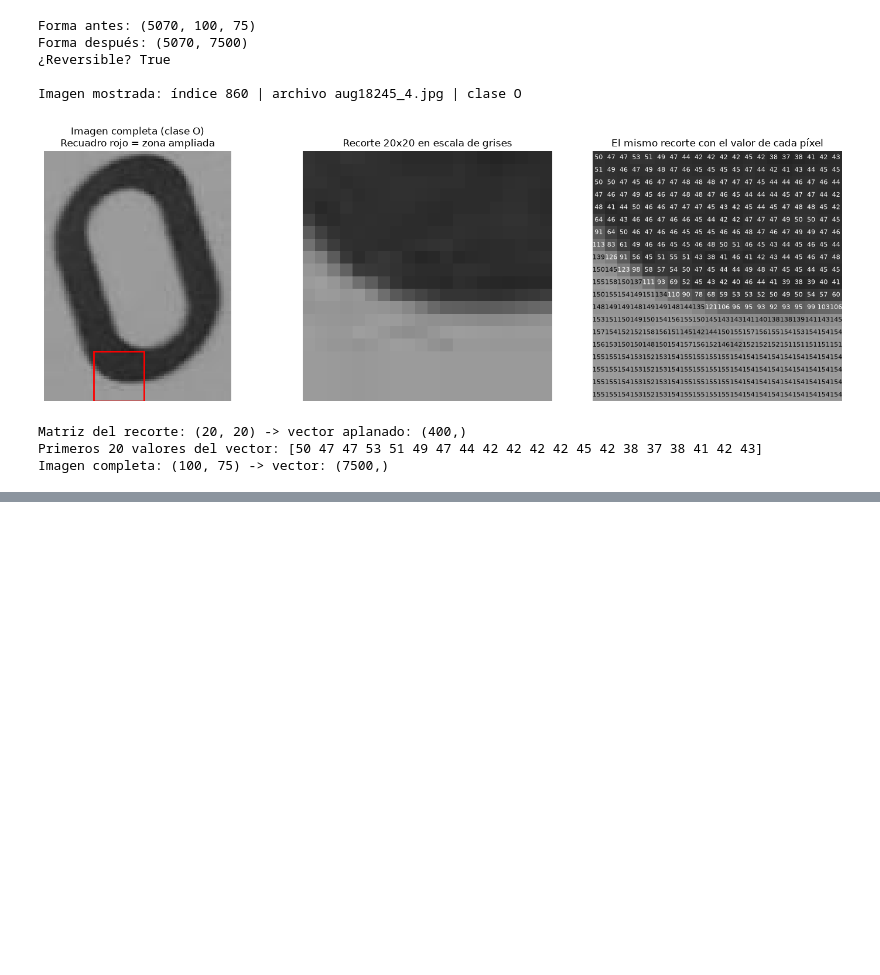
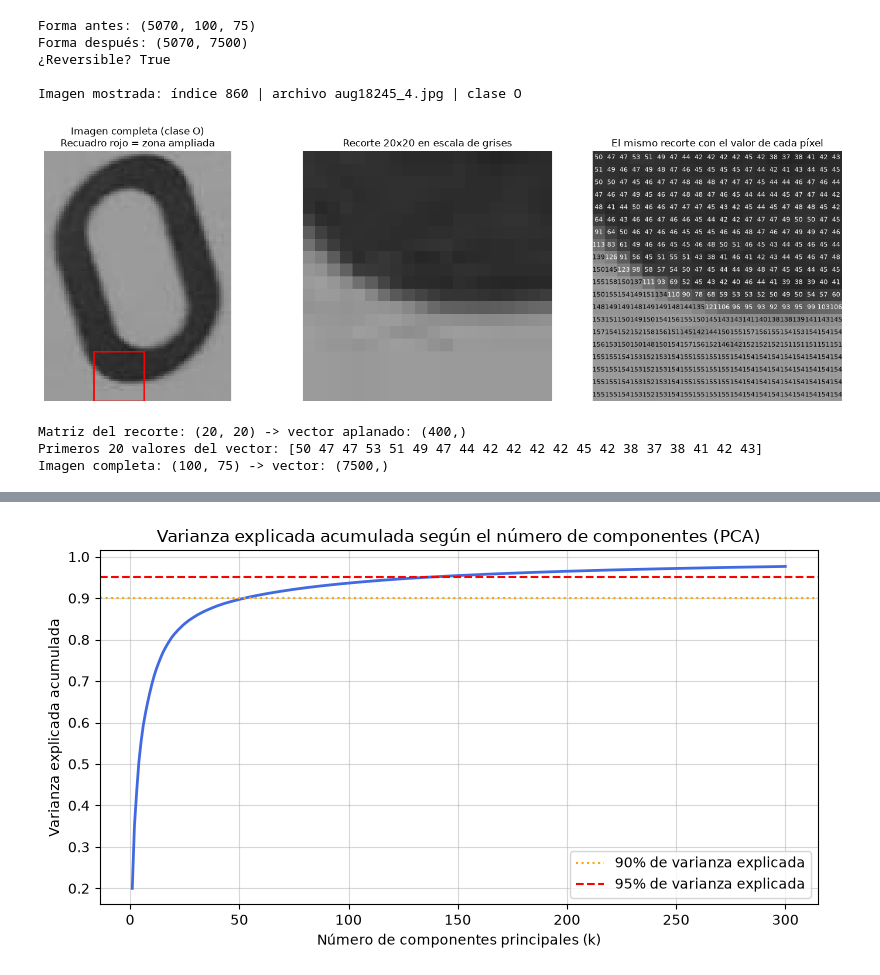
Before and after one commit to ldcantillom/vowel-recognizer-ml, a Jupyter notebook: Taller_Vocales_ML.ipynb, the cells around one changed output, grey strips where cells are left out. Drawn from its saved outputs; the diff is of its cells as text; code cells hidden in the pictures; blank space fills up the shorter version.

```diff
--- a/Taller_Vocales_ML.ipynb
+++ b/Taller_Vocales_ML.ipynb
@@ -557,0 +738,82 @@ Imagen completa: (100, 75) -> vector: (7500,)
+# %%
+from sklearn.decomposition import PCA
+
+# 1) Ajuste exploratorio de PCA en entrenamiento (300 componentes principales)
+pca_exploratorio = PCA(n_components=300, svd_solver="randomized", random_state=42)
+pca_exploratorio.fit(X_train)
+
+varianza_acumulada = np.cumsum(pca_exploratorio.explained_variance_ratio_)
+
+plt.figure(figsize=(8, 4.5))
+plt.plot(range(1, len(varianza_acumulada) + 1), varianza_acumulada, lw=2, color="royalblue")
+plt.axhline(y=0.90, color="orange", linestyle=":", label="90% de varianza explicada")
+plt.axhline(y=0.95, color="red", linestyle="--", label="95% de varianza explicada")
+plt.xlabel("Número de componentes principales (k)")
+plt.ylabel("Varianza explicada acumulada")
+plt.title("Varianza explicada acumulada según el número de componentes (PCA)")
+plt.legend()
+plt.grid(True, alpha=0.5)
+plt.tight_layout()
+plt.show()
+
+# Identificación de componentes necesarias para umbrales clave
+k_90 = int(np.searchsorted(varianza_acumulada, 0.90) + 1)
+k_95 = int(np.searchsorted(varianza_acumulada, 0.95) + 1)
+print(f"Componentes necesarias para el 90% de la varianza: k = {k_90}")
+print(f"Componentes necesarias para el 95% de la varianza: k = {k_95} (de 7.500 iniciales, reducción del {(1 - k_95/7500)*100:.1f}%)")
+
+# 2) Ajuste del PCA definitivo para el 95% de varianza
+pca_95 = PCA(n_components=k_95, svd_solver="randomized", random_state=42)
+X_train_pca = pca_95.fit_transform(X_train)
+X_test_pca = pca_95.transform(X_test)  # Sin fit: estrictamente transform para evitar data leakage
+
+print("\nDimensiones de los datos reducidos con PCA (95% de varianza):")
+print("  X_train_pca:", X_train_pca.shape)
+print("  X_test_pca: ", X_test_pca.shape)
+
+# 3) Visualización en 2D: Primeras 2 componentes de PCA vs. 2 píxeles individuales
+fig, axes = plt.subplots(1, 2, figsize=(14, 5))
+
+for vocal in VOCALES:
+    mask = (y_train == vocal)
+    axes[0].scatter(X_train_pca[mask, 0], X_train_pca[mask, 1], label=vocal, alpha=0.5, s=15)
+axes[0].set_title("Separación de vocales con las 2 primeras componentes de PCA", fontsize=10)
+axes[0].set_xlabel("Componente Principal 1")
+axes[0].set_ylabel("Componente Principal 2")
+axes[0].legend(title="Vocal")
+axes[0].grid(True, alpha=0.4)
+
+p1, p2 = 3785, 3795
+for vocal in VOCALES:
+    mask = (y_train == vocal)
+    axes[1].scatter(X_train[mask, p1], X_train[mask, p2], label=vocal, alpha=0.5, s=15)
+axes[1].set_title(f"Dispersión con 2 píxeles individuales (columnas {p1} y {p2})", fontsize=10)
+axes[1].set_xlabel(f"Intensidad Píxel {p1}")
+axes[1].set_ylabel(f"Intensidad Píxel {p2}")
+axes[1].legend(title="Vocal")
+axes[1].grid(True, alpha=0.4)
+
+plt.tight_layout()
+plt.show()
+
+# 4) Reconstrucción visual de una vocal según distintos números de componentes k
+ejemplo_idx = 0
+valores_k = [10, 50, 100, k_95, 300]
+z_ejemplo = pca_exploratorio.transform(X_train[[ejemplo_idx]])[0]
+
+fig, ejes = plt.subplots(1, len(valores_k) + 1, figsize=(15, 3.2))
+ejes[0].imshow(X_train[ejemplo_idx].reshape(ALTO, ANCHO), cmap="gray", vmin=0.0, vmax=1.0)
+ejes[0].set_title(f"Original ({y_train[ejemplo_idx]})", fontsize=10)
+ejes[0].axis("off")
+
+for eje, k in zip(ejes[1:], valores_k):
+    x_reconstruido = pca_exploratorio.mean_ + z_ejemplo[:k] @ pca_exploratorio.components_[:k, :]
+    eje.imshow(x_reconstruido.reshape(ALTO, ANCHO), cmap="gray", vmin=0.0, vmax=1.0)
+    eje.set_title(f"k = {k}", fontsize=10)
+    eje.axis("off")
+
+plt.suptitle("Reconstrucción de una vocal según el número de componentes principales (k)", y=1.03)
+plt.tight_layout()
+plt.show()
+# %% [output]
+[figure, added]
```
Also changed, not shown: parts of 13 cells of this notebook.
